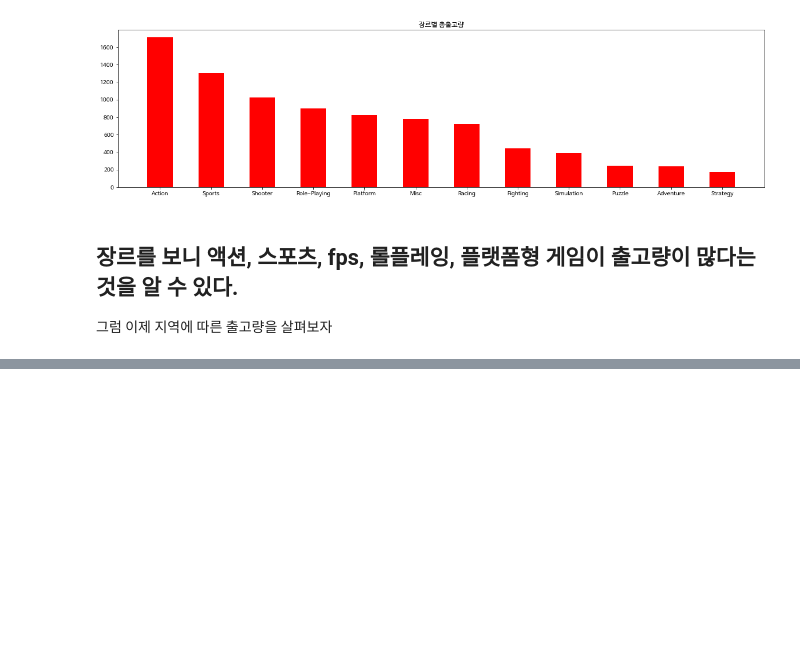
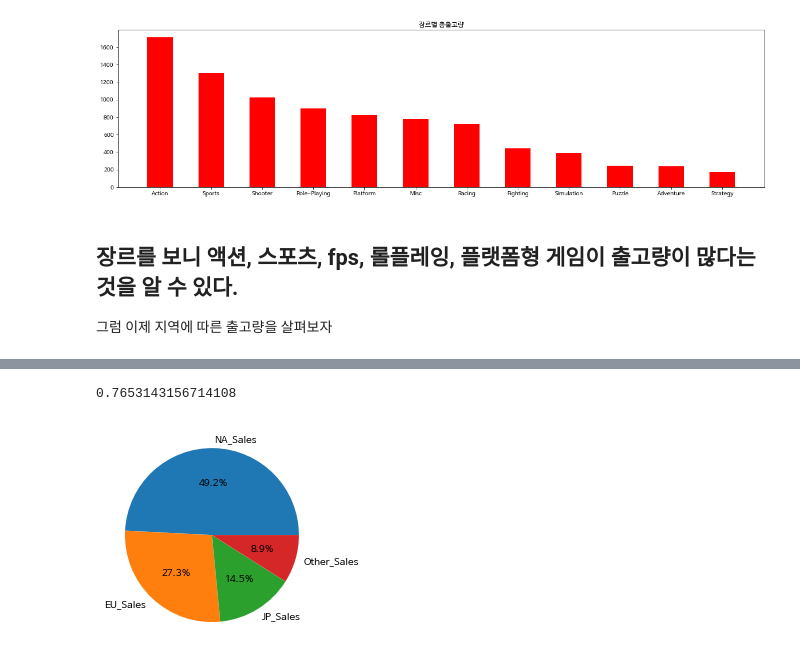
Before and after one commit to youngwoo3283/codestates_section1_project, a Jupyter notebook: section1_project.ipynb, the cells around one changed output, grey strips where cells are left out. Saved outputs shown, nothing was run; the diff lists cells and outputs as text; code cells hidden in the pictures; blank space fills up the shorter version.

```diff
--- a/section1_project.ipynb
+++ b/section1_project.ipynb
@@ -387,0 +383,15 @@ plt.title('기타나라들');
+# %%
+aa = df_groupby.apply(func = sum)
+
+
+#전체 출고량중 NA와 EU의 비율
+ratio_na_eu = (aa[1]+aa[2])/aa[5]
+ratio_na_eu
+# %% [output]
+0.7653143156714108
+# %%
+aa = aa[1:-1]
+# %%
+plt.pie(aa, labels=  aa.index,autopct='%.1f%%'),;
+# %% [output]
+[figure, added]
```
Also changed, not shown: parts of 9 cells of this notebook.
